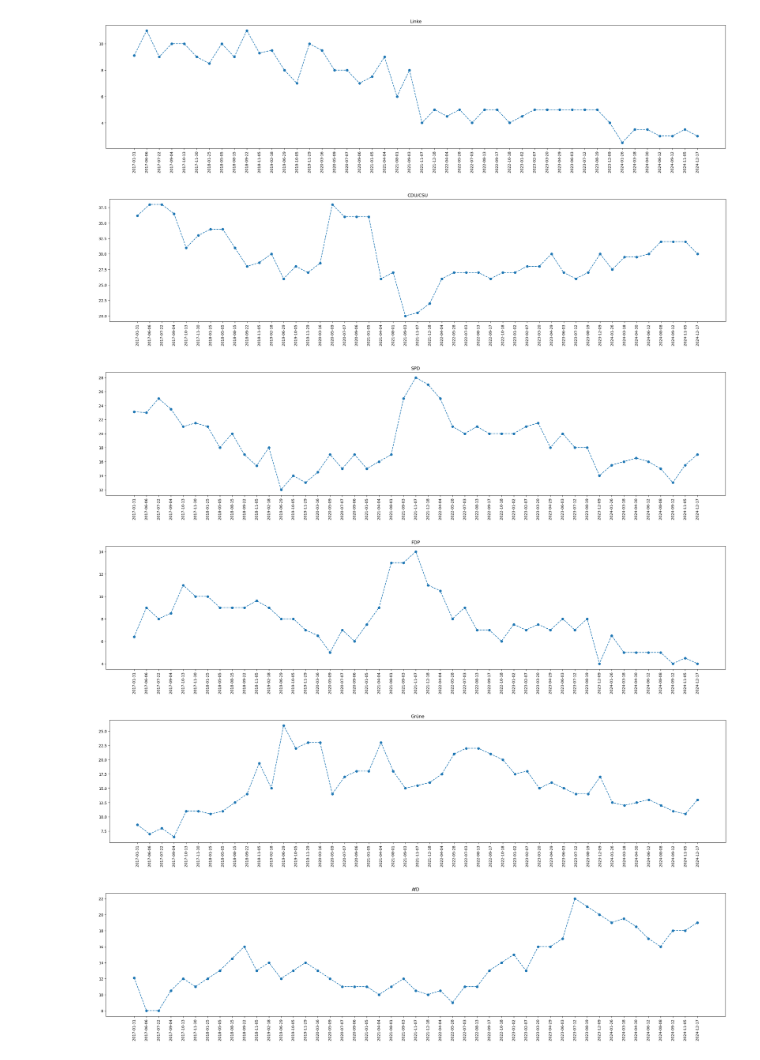
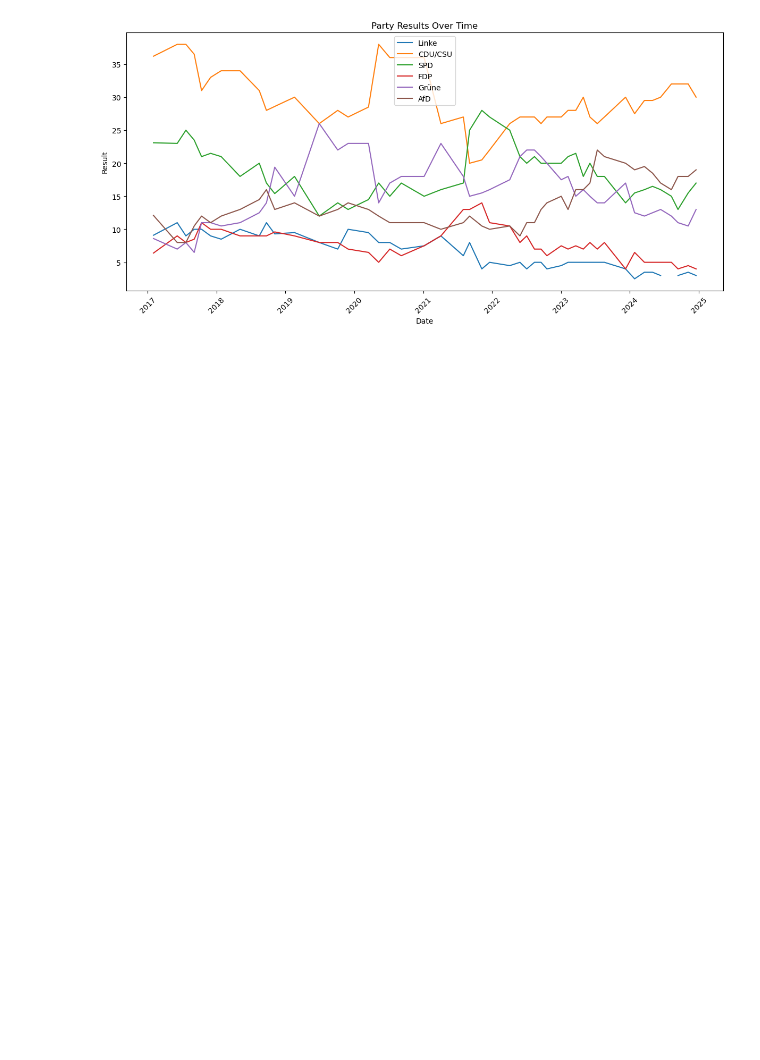
Before and after one commit to gespel/BundesData, a Jupyter notebook: main.ipynb, the cells around one changed output. Saved outputs shown, nothing was run; the diff lists cells and outputs as text; code cells hidden in the pictures; blank space fills up the shorter version.

Commit message:
sexy pandas

```diff
--- a/main.ipynb
+++ b/main.ipynb
@@ -38,39 +38,80 @@ def result_of_party_in_survey(survey, party_id):
 #print(survey_by_id(365))
 #print(survey_list())
 # %%
+import matplotlib.pyplot as plt
+import pandas as pd
 
 def plot_party(party_id):
     party_name = party_name_by_id(party_id)
     party_data = ([], [])
 
     for i in range(0, len(survey_list()), 50):
         s = survey_list()[i]
         if s["Parliament_ID"] == "0":
             for p in parties_in_survey(s):
                 if p == party_id:
                     party_data[0].append(s["Date"])
                     party_data[1].append(result_of_party_in_survey(s, p))
+
+    # Daten umkehren, damit sie chronologisch sortiert sind
     d = party_data[0]
     r = party_data[1]
     d.reverse()
     r.reverse()
-    plt.figure(figsize=(30,6))
-    plt.title(party_name)
-    plt.plot_date(d, r, linestyle='--')
-    plt.xticks(rotation='vertical')
-    plt.show()
 
+    # DataFrame erstellen
+    df = pd.DataFrame({'Date': pd.to_datetime(d), 'Result': r})
+    df.set_index('Date', inplace=True)
+    return df
 
-plot_party("5")
-plot_party("1")
-plot_party("2")
-plot_party("3")
-plot_party("4")
-plot_party("7")
+# Ergebnisse für verschiedene Parteien sammeln
+party_ids = ["5", "1", "2", "3", "4", "7"]
+dataframes = [plot_party(pid) for pid in party_ids]
+import matplotlib.pyplot as plt
+import pandas as pd
+
+def plot_party(party_id):
+    party_name = party_name_by_id(party_id)
+    party_data = ([], [])
+
+    for i in range(0, len(survey_list()), 50):
+        s = survey_list()[i]
+        if s["Parliament_ID"] == "0":
+            for p in parties_in_survey(s):
+                if p == party_id:
+                    party_data[0].append(s["Date"])
+                    party_data[1].append(result_of_party_in_survey(s, p))
+
+    # Daten umkehren, damit sie chronologisch sortiert sind
+    d = party_data[0]
+    r = party_data[1]
+    d.reverse()
+    r.reverse()
+
+    # DataFrame erstellen
+    df = pd.DataFrame({'Date': pd.to_datetime(d), 'Result': r})
+    df.set_index('Date', inplace=True)
+    return df
+
+# Ergebnisse für verschiedene Parteien sammeln
+party_ids = ["5", "1", "2", "3", "4", "7"]
+dataframes = [plot_party(pid) for pid in party_ids]
+
+# Alle Datenframes zusammenführen
+all_data = pd.concat(dataframes, axis=1, join='outer')
+all_data.columns = party_ids
+
+# Plotten
+plt.figure(figsize=(12, 6))
+for party_id in party_ids:
+    plt.plot(all_data.index, all_data[party_id], linestyle='-', label=f'{party_name_by_id(party_id)}')
+
+plt.legend()
+plt.title("Party Results Over Time")
+plt.xlabel("Date")
+plt.ylabel("Result")
+plt.xticks(rotation=45)
+plt.tight_layout()
+plt.show()
 # %% [output]
-[figure, old version]
+[figure, new version]
-[figure, removed]
-[figure, removed]
-[figure, removed]
-[figure, removed]
-[figure, removed]
```
